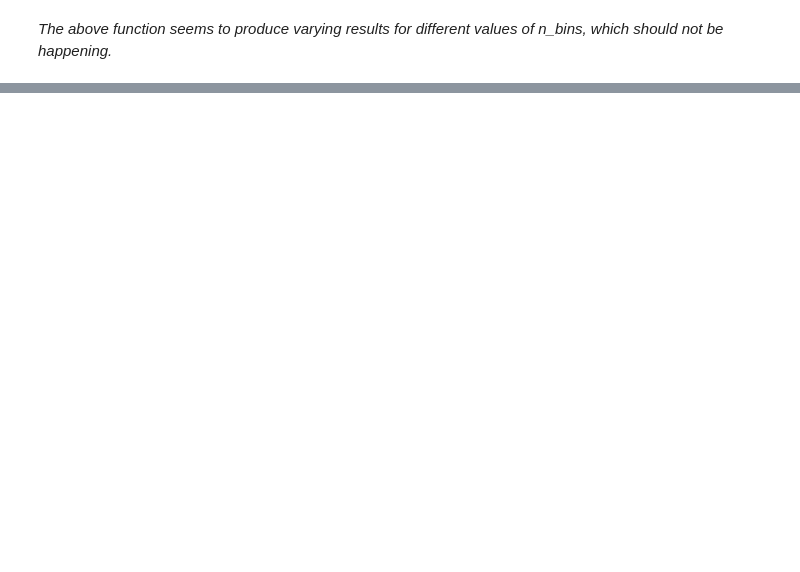
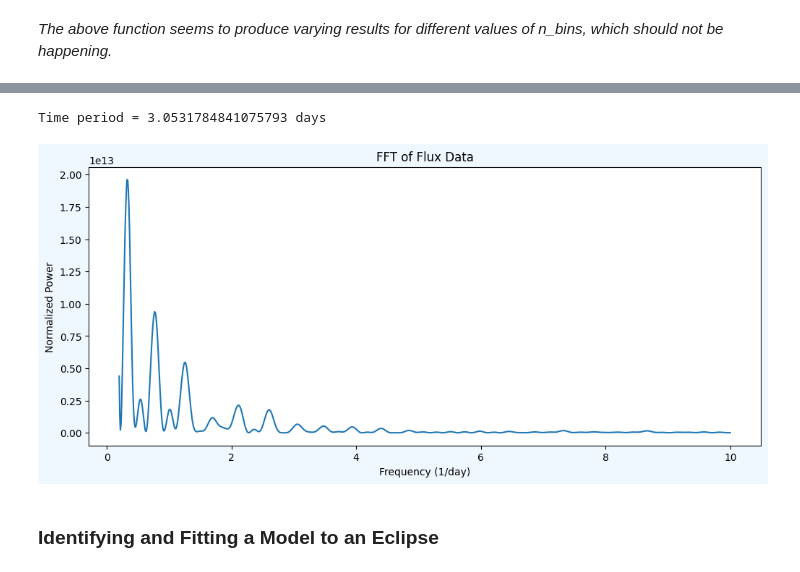
Before and after one commit to ShashanthS/ExoplanetTransitModelling, a Jupyter notebook: Assignment2_ShashanthSriramanathan.ipynb, the cells around one changed output, grey strips where cells are left out. Saved outputs shown, nothing was run; the diff lists cells and outputs as text; code cells hidden in the pictures; blank space fills up the shorter version.

```diff
--- a/Assignment2_ShashanthSriramanathan.ipynb
+++ b/Assignment2_ShashanthSriramanathan.ipynb
@@ -24,12 +26,21 @@ def smooth_data(data, width):
 # %%
-def find_freq(data, max_freq = 2000, n_bins = 100):
+def find_freq(data_here, max_freq, n_bins):
+    '''
+    Currently does not function but this function is supposed to find the period of the transit by fitting a periodogram to the data.
+    '''
     freq_range = np.linspace(.2, max_freq, n_bins)
-    power = sc.signal.lombscargle(data[:,0], data[:,1], freq_range, normalize = True)
-    # plt.plot(freq_range, power)
+    power = sc.signal.lombscargle(data_here[:,0], data_here[:,1], freq_range, normalize = False)
     T_peak = 1/freq_range[np.argmax(power)] # Identifying peak of power function and returning corresponding time period
 
     fig_fft, ax3 = plt.subplots(1, 1, figsize=(12,5), facecolor='aliceblue')
+    # ax3.plot(data[:,0], data[:,1])
+
+    # Plotting the periodogram
     ax3.plot(freq_range, power)
+    ax3.set_title('FFT of Flux Data')
+    ax3.set_xlabel('Frequency (1/day)')
+    ax3.set_ylabel('Normalized Power')
+    fig_fft.savefig(f'Figures/FFT_maxf_{max_freq}_nbin_{n_bins}_2')
     return T_peak, power
 # %% [markdown]
 <i>The above function seems to produce varying results for different values of n_bins, which should not be happening.</i>
@@ -82 +93,9 @@ Time period = 3.011449231696294 days
+# %%
+T = find_freq(dat, 10, 1000)[0]
+print(f'Time period = {T} days')
+# %% [output]
+Time period = 3.0531784841075793 days
+[figure, added]
+# %% [markdown]
+<h3>Identifying and Fitting a Model to an Eclipse</h3>
 # %%
```
Also changed, not shown: parts of 8 cells of this notebook.
